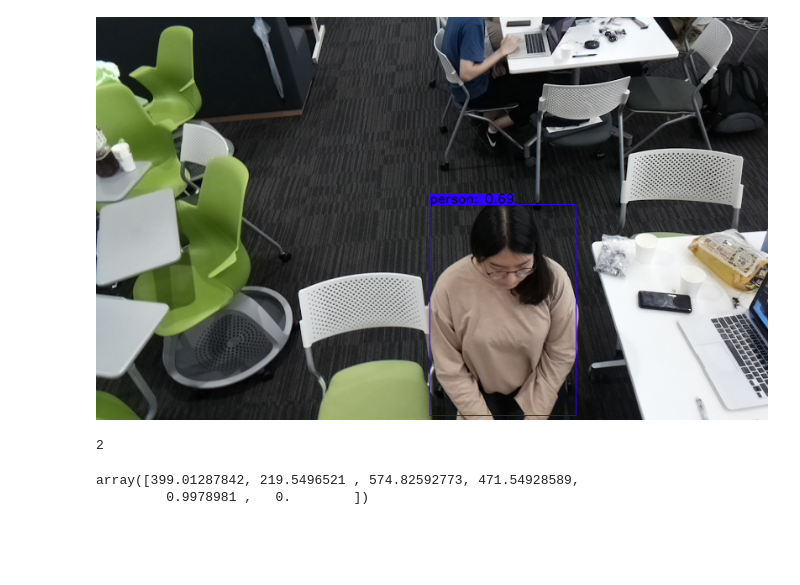
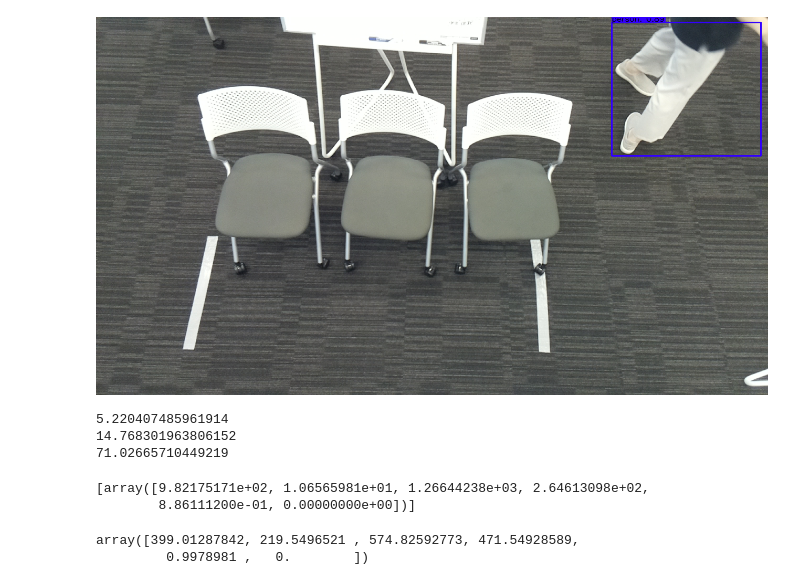
Before and after one commit to gusalsdmlwlq/RaspberryPi, a Jupyter notebook: raspi.ipynb, the cells around one changed output. Drawn from its saved outputs; the diff is of its cells as text; code cells hidden in the pictures; blank space fills up the shorter version.

```diff
--- a/raspi.ipynb
+++ b/raspi.ipynb
@@ -8,9 +8,9 @@ from IPython.display import display
 
 return_elements = ["input/input_data:0", "pred_sbbox/concat_2:0", "pred_mbbox/concat_2:0", "pred_lbbox/concat_2:0"]
 pb_file         = "./yolov3_coco.pb"
-image_path      = "./docs/images/pic5.jpg"
+image_path      = "./images/test1563948103.2233362.jpg"
 num_classes     = 80
-input_size      = 128
+input_size      = 416
 graph           = tf.Graph()
 
 original_image = cv2.imread(image_path)
@@ -31,7 +31,7 @@ pred_bbox = np.concatenate([np.reshape(pred_sbbox, (-1, 5 + num_classes)),
                             np.reshape(pred_mbbox, (-1, 5 + num_classes)),
                             np.reshape(pred_lbbox, (-1, 5 + num_classes))], axis=0)
 
-bboxes = utils.postprocess_boxes(pred_bbox, original_image_size, input_size, 0.5)
+bboxes = utils.postprocess_boxes(pred_bbox, original_image_size, input_size, 0.3)
 bboxes = utils.nms(bboxes, 0.4, method='nms')
 image = utils.draw_bbox(original_image, bboxes)
 image = Image.fromarray(image)
@@ -46,8 +41,16 @@ W0723 14:38:28.126191  7612 deprecation_wrapper.py:119] From C:\Users\jeon\jhm\R
-[figure, old version]
+[figure, new version]
-# %%
-len(bboxes)
-# %% [output]
-2
+# %%
+for box in bboxes:
+    print(box[1])
+# %% [output]
+5.220407485961914
+14.768301963806152
+71.02665710449219
+# %%
+bboxes
+# %% [output]
+[array([9.82175171e+02, 1.06565981e+01, 1.26644238e+03, 2.64613098e+02,
+        8.86111200e-01, 0.00000000e+00])]
 # %%
 bboxes[0]
 # %% [output]
```
Also changed, not shown: parts of 2 cells of this notebook, 15 other files.
